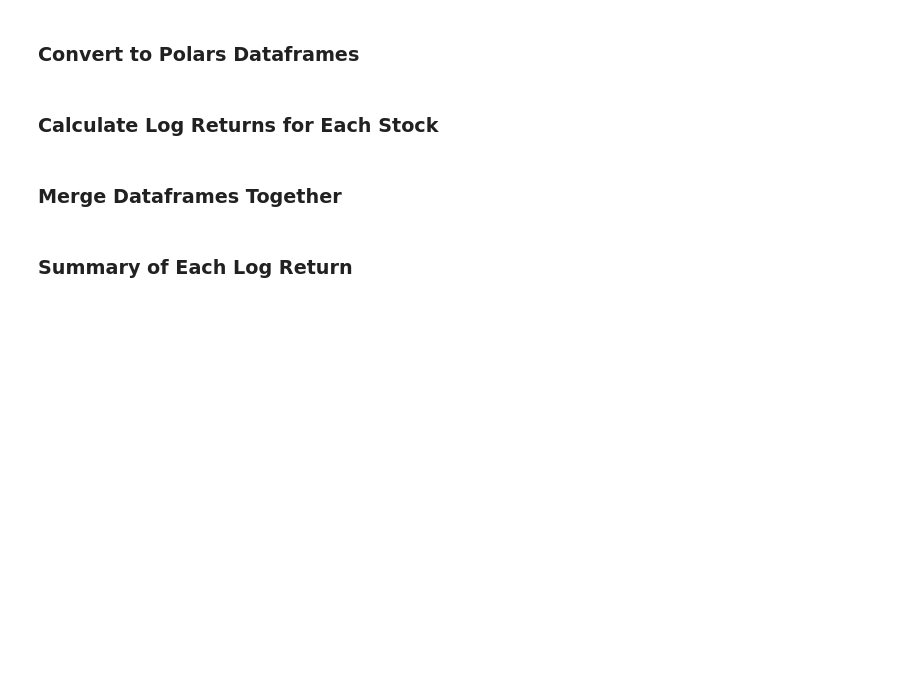
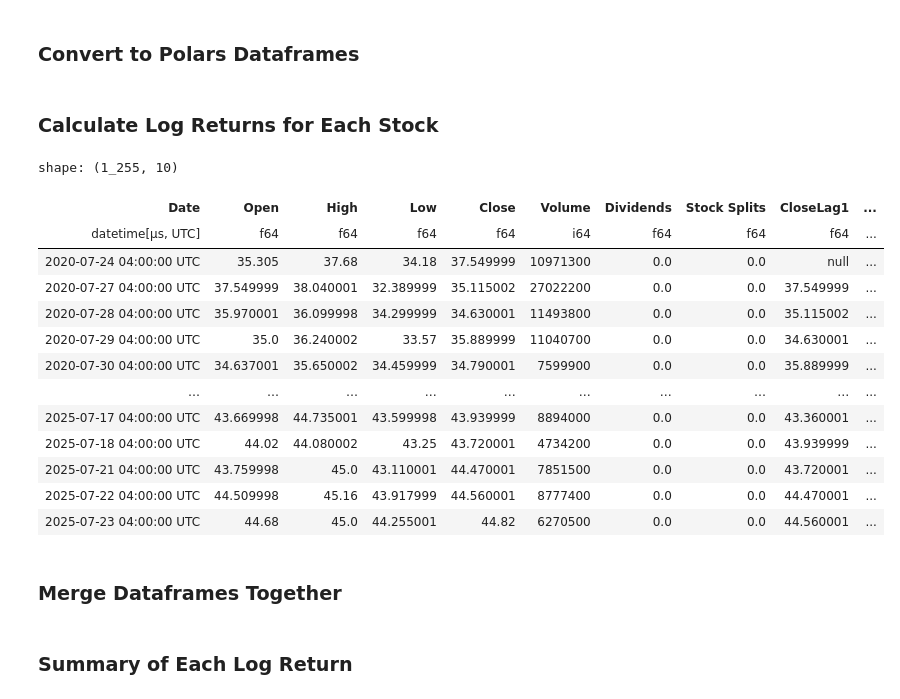
Before and after one commit to lmacphail1226/FinMLAssignment2, a Jupyter notebook: Assignment 2.ipynb, the cells around one changed output. Drawn from its saved outputs; the diff is of its cells as text; code cells hidden in the pictures; blank space fills up the shorter version.

```diff
--- a/Assignment 2.ipynb
+++ b/Assignment 2.ipynb
@@ -87,6 +79,23 @@ MGM = MGM.with_columns(np.log(pl.col('Close')/pl.col('CloseLag1')).alias('MGM_Lo
 # MGM = MGM.with_columns(
 #     (pl.col('Close')/pl.col('CloseLag1')).alias('MGM_LogReturn')
 # )
+# %%
+DKNG
+# %% [output]
+shape: (1_255, 10)
+| Date | Open | High | Low | Close | Volume | Dividends | Stock Splits | CloseLag1 | ... |
+| datetime[μs, UTC] | f64 | f64 | f64 | f64 | i64 | f64 | f64 | f64 | ... |
+| 2020-07-24 04:00:00 UTC | 35.305 | 37.68 | 34.18 | 37.549999 | 10971300 | 0.0 | 0.0 | null | ... |
+| 2020-07-27 04:00:00 UTC | 37.549999 | 38.040001 | 32.389999 | 35.115002 | 27022200 | 0.0 | 0.0 | 37.549999 | ... |
+| 2020-07-28 04:00:00 UTC | 35.970001 | 36.099998 | 34.299999 | 34.630001 | 11493800 | 0.0 | 0.0 | 35.115002 | ... |
+| 2020-07-29 04:00:00 UTC | 35.0 | 36.240002 | 33.57 | 35.889999 | 11040700 | 0.0 | 0.0 | 34.630001 | ... |
+| 2020-07-30 04:00:00 UTC | 34.637001 | 35.650002 | 34.459999 | 34.790001 | 7599900 | 0.0 | 0.0 | 35.889999 | ... |
+| … | … | … | … | … | … | … | … | … | ... |
+| 2025-07-17 04:00:00 UTC | 43.669998 | 44.735001 | 43.599998 | 43.939999 | 8894000 | 0.0 | 0.0 | 43.360001 | ... |
+| 2025-07-18 04:00:00 UTC | 44.02 | 44.080002 | 43.25 | 43.720001 | 4734200 | 0.0 | 0.0 | 43.939999 | ... |
+| 2025-07-21 04:00:00 UTC | 43.759998 | 45.0 | 43.110001 | 44.470001 | 7851500 | 0.0 | 0.0 | 43.720001 | ... |
+| 2025-07-22 04:00:00 UTC | 44.509998 | 45.16 | 43.917999 | 44.560001 | 8777400 | 0.0 | 0.0 | 44.470001 | ... |
+| 2025-07-23 04:00:00 UTC | 44.68 | 45.0 | 44.255001 | 44.82 | 6270500 | 0.0 | 0.0 | 44.560001 | ... |
 # %% [markdown]
 ### Merge Dataframes Together
 # %%
```
Also changed, not shown: parts of 15 cells of this notebook.
